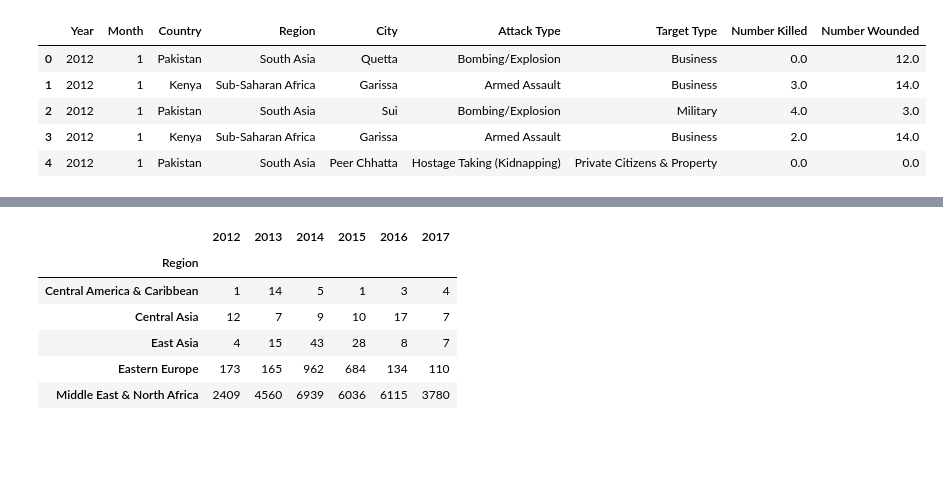
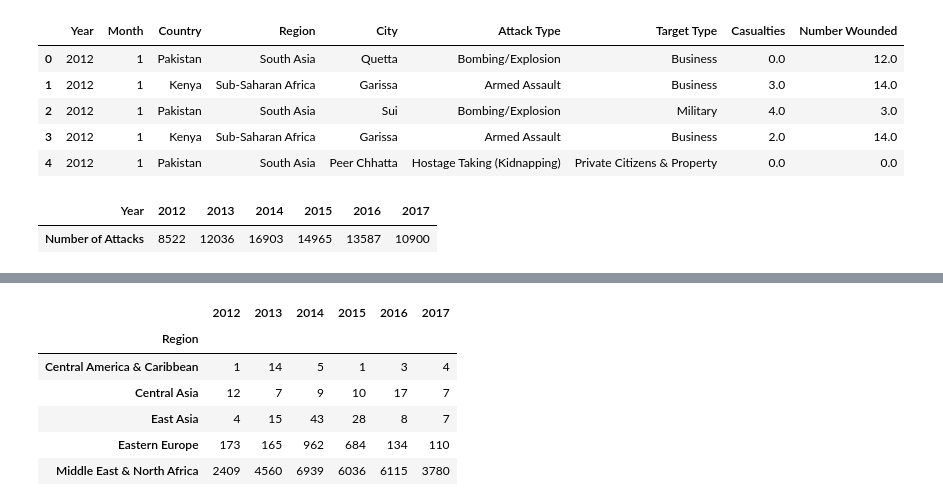
Before and after one commit to kristen-hyman/Group_Project, a Jupyter notebook: kristen_file.ipynb, the cells around one changed output, grey strips where cells are left out. Saved outputs shown, nothing was run; the diff lists cells and outputs as text; code cells hidden in the pictures; blank space fills up the shorter version.

```diff
--- a/kristen_file.ipynb
+++ b/kristen_file.ipynb
@@ -1,26 +1,36 @@
 # %%
+#Import dependencies
+
 import pandas as pd
 import numpy as np
 import matplotlib.pyplot as plt
 plt.style.use('ggplot')
 import seaborn.apionly as sns
 
+#import CSV
 terror = "Terrorism.csv"
 df = pd.read_csv(terror, encoding = "Latin")
 
-
+#Pull in columns that we need from the large data set
 df2 = df[["iyear","imonth", "country_txt", "region_txt", "city", "attacktype1_txt", "targtype1_txt","nkill","nwound"]]
 
-
+#Rename the columns for better understanding
 renamed_df = df2.rename(columns={"iyear": "Year","imonth": "Month", "country_txt": "Country",
                 "region_txt":"Region", "city":"City", "attacktype1_txt": "Attack Type",
-                "targtype1_txt":"Target Type","nkill":"Number Killed","nwound":"Number Wounded"})
+                "targtype1_txt":"Target Type","nkill":"Casualties","nwound":"Number Wounded"})
 renamed_df['Year'] = renamed_df['Year'].astype(str)
 renamed_df.head()
 # %% [output]
-|  | Year | Month | Country | Region | City | Attack Type | Target Type | Number Killed | Number Wounded |
+|  | Year | Month | Country | Region | City | Attack Type | Target Type | Casualties | Number Wounded |
 | 0 | 2012 | 1 | Pakistan | South Asia | Quetta | Bombing/Explosion | Business | 0.0 | 12.0 |
 | 1 | 2012 | 1 | Kenya | Sub-Saharan Africa | Garissa | Armed Assault | Business | 3.0 | 14.0 |
 | 2 | 2012 | 1 | Pakistan | South Asia | Sui | Bombing/Explosion | Military | 4.0 | 3.0 |
 | 3 | 2012 | 1 | Kenya | Sub-Saharan Africa | Garissa | Armed Assault | Business | 2.0 | 14.0 |
 | 4 | 2012 | 1 | Pakistan | South Asia | Peer Chhatta | Hostage Taking (Kidnapping) | Private Citizens & Property | 0.0 | 0.0 |
+# %%
+worldwide = renamed_df.groupby(["Year"]).count()
+worldwidecount = worldwide[["Country"]]
+renamed_worldwidecount = worldwidecount.rename(columns={"Country":"Number of Attacks"})
+# %% [output]
+| Year | 2012 | 2013 | 2014 | 2015 | 2016 | 2017 |
+| Number of Attacks | 8522 | 12036 | 16903 | 14965 | 13587 | 10900 |
```
Also changed, not shown: parts of 9 cells of this notebook.
